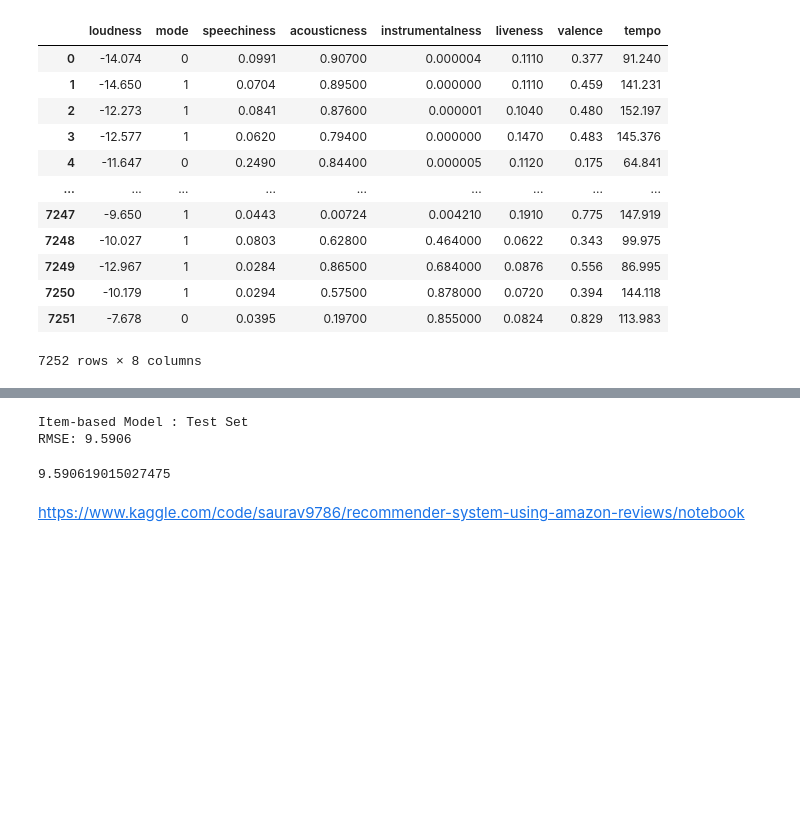
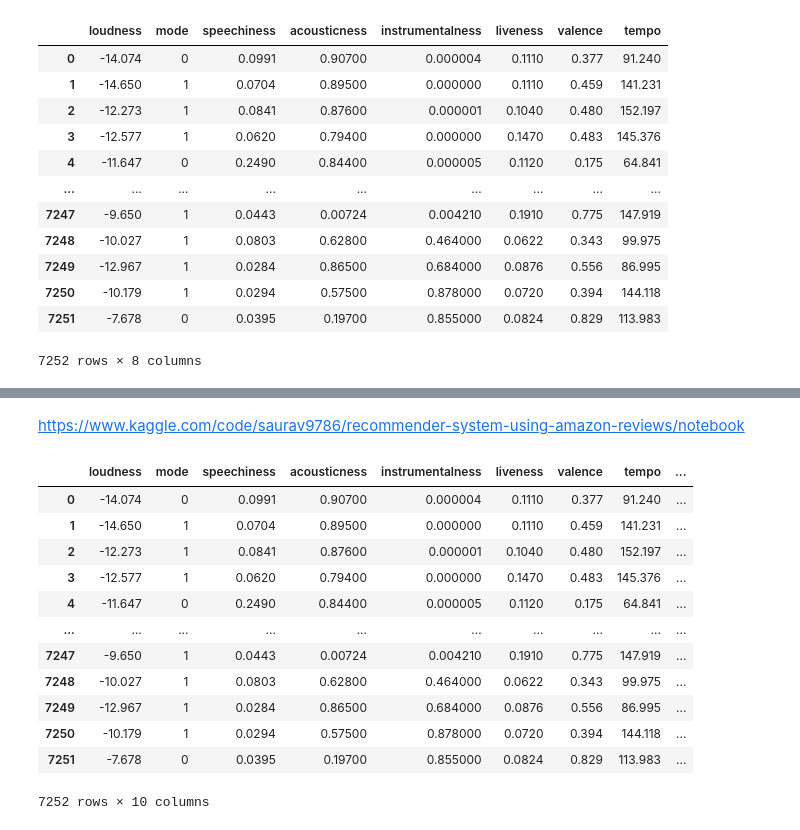
Before and after one commit to stoic-devv/spotify-data-science, a Jupyter notebook: code/model.ipynb, the cells around one changed output, grey strips where cells are left out. Saved outputs shown, nothing was run; the diff lists cells and outputs as text; code cells hidden in the pictures; blank space fills up the shorter version.

Commit message:
rec sys based on content filtering

```diff
--- a/code/model.ipynb
+++ b/code/model.ipynb
@@ -248,9 +216,27 @@ test_pred
 # %%
-print("Item-based Model : Test Set")
-accuracy.rmse(test_pred, verbose=True)
+# print("Item-based Model : Test Set")
+# accuracy.rmse(test_pred, verbose=True)
-# %% [output]
-Item-based Model : Test Set
-RMSE: 9.5906
-9.590619015027475
 # %% [markdown]
 https://www.kaggle.com/code/saurav9786/recommender-system-using-amazon-reviews/notebook
+# %%
+df = pd.read_csv('../data/final-data.csv', sep='~')
+x = range(3,len(df.columns)-1)
+df = df.iloc[:,x]
+x = list(range(3,len(df.columns)-16))
+x+=[14,-1]
+X = df.iloc[:,x]
+X
+# %% [output]
+|  | loudness | mode | speechiness | acousticness | instrumentalness | liveness | valence | tempo | ... |
+| 0 | -14.074 | 0 | 0.0991 | 0.90700 | 0.000004 | 0.1110 | 0.377 | 91.240 | ... |
+| 1 | -14.650 | 1 | 0.0704 | 0.89500 | 0.000000 | 0.1110 | 0.459 | 141.231 | ... |
+| 2 | -12.273 | 1 | 0.0841 | 0.87600 | 0.000001 | 0.1040 | 0.480 | 152.197 | ... |
+| 3 | -12.577 | 1 | 0.0620 | 0.79400 | 0.000000 | 0.1470 | 0.483 | 145.376 | ... |
+| 4 | -11.647 | 0 | 0.2490 | 0.84400 | 0.000005 | 0.1120 | 0.175 | 64.841 | ... |
+| ... | ... | ... | ... | ... | ... | ... | ... | ... | ... |
+| 7247 | -9.650 | 1 | 0.0443 | 0.00724 | 0.004210 | 0.1910 | 0.775 | 147.919 | ... |
+| 7248 | -10.027 | 1 | 0.0803 | 0.62800 | 0.464000 | 0.0622 | 0.343 | 99.975 | ... |
+| 7249 | -12.967 | 1 | 0.0284 | 0.86500 | 0.684000 | 0.0876 | 0.556 | 86.995 | ... |
+| 7250 | -10.179 | 1 | 0.0294 | 0.57500 | 0.878000 | 0.0720 | 0.394 | 144.118 | ... |
+| 7251 | -7.678 | 0 | 0.0395 | 0.19700 | 0.855000 | 0.0824 | 0.829 | 113.983 | ... |
+7252 rows × 10 columns
```
Also changed, not shown: parts of 27 cells of this notebook.
